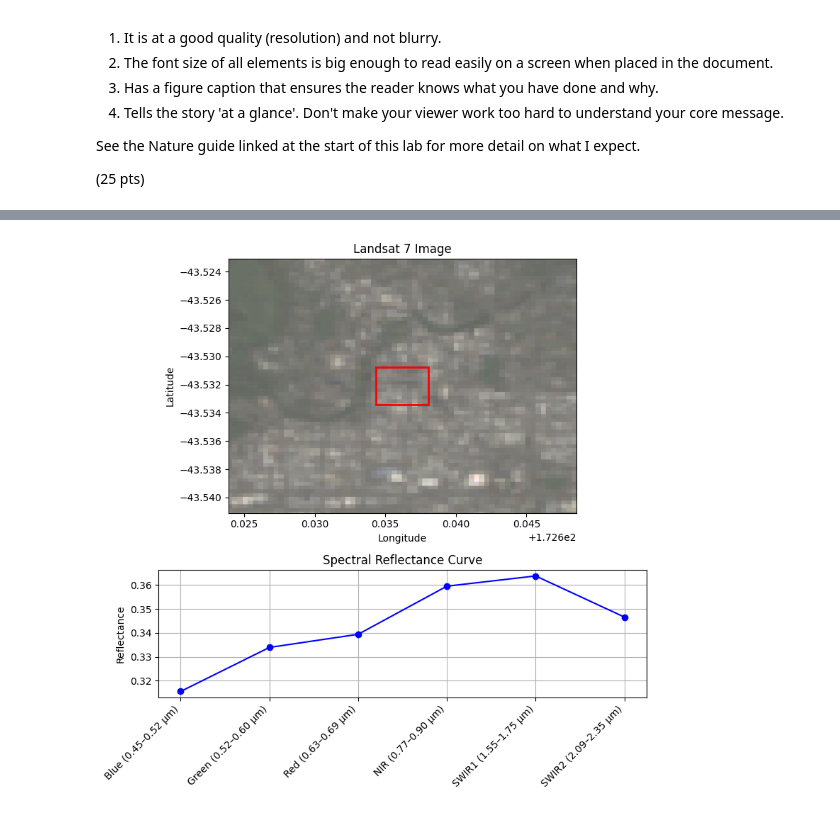
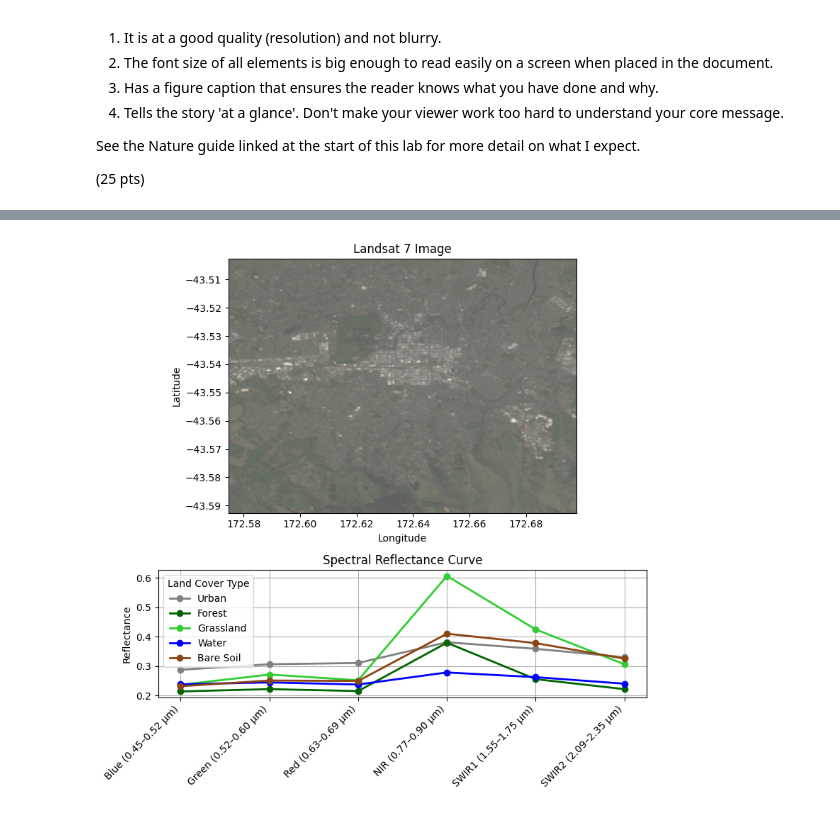
Before and after one commit to fuadfach/geog761lab, a Jupyter notebook: geog761_lab1_fuad.ipynb, the cells around one changed output, grey strips where cells are left out. Saved outputs shown, nothing was run; the diff lists cells and outputs as text; code cells hidden in the pictures.

Commit message:
update num 8 reflectance per sample

```diff
--- a/geog761_lab1_fuad.ipynb
+++ b/geog761_lab1_fuad.ipynb
@@ -225,17 +225,32 @@ import urllib.request
 import tempfile
 import matplotlib.image as mpimg
 
-# Define point and regions
-point = ee.Geometry.Point([172.6362, -43.5321])
-region = point.buffer(150).bounds()        # ~300 m box
-expanded_region = point.buffer(1000).bounds()  # box for image preview
+# Define Christcurch point and regions
+chc_point = ee.Geometry.Point([172.6362, -43.547679])
+chc_expanded_region = chc_point.buffer(5000).bounds()  # box for image preview
 
-# Load Landsat 7 surface reflectance image
-image = ee.ImageCollection('LANDSAT/LE07/C02/T1_L2') \
-    .filterBounds(region) \
-    .filterDate('2002-01-01', '2002-12-31') \
-    .sort('CLOUD_COVER') \
-    .first()
+# Define sample
+samples = {
+    'Urban': ee.Geometry.Point([172.648325, -43.531728]),   # CBD Christchurch
+    'Forest': ee.Geometry.Point([172.633624, -43.587777]),  # Christchurch Adventure Park
+    'Grassland': ee.Geometry.Point([172.617783, -43.536248]), # Hagley Park Grass
+    'Water': ee.Geometry.Point([172.704543, -43.530771]),   # Bromley pond
+    'Bare Soil': ee.Geometry.Point([172.5000, -43.5500])    # crop
+}
+
+# Define bands and scaling
+bands = ['SR_B1', 'SR_B2', 'SR_B3', 'SR_B4', 'SR_B5', 'SR_B7']
+band_names = {
+    'SR_B1': 'Blue (0.45–0.52 μm)',
+    'SR_B2': 'Green (0.52–0.60 μm)',
+    'SR_B3': 'Red (0.63–0.69 μm)',
+    'SR_B4': 'NIR (0.77–0.90 μm)',
+    'SR_B5': 'SWIR1 (1.55–1.75 μm)',
+    'SR_B7': 'SWIR2 (2.09–2.35 μm)'
+}
+scale_factor = 2.75e-5
+
+##############################################################################
 
 # ROI Cloud Cover Percentage
 # Function to mask clouds using QA_PIXEL band
@@ -271,33 +286,43 @@ valid_pixels = masked_image.select('SR_B3').reduceRegion(
 cloud_coverage_pct = 100 * (1 - valid_pixels / total_pixels)
 print(f"Estimated Cloud Coverage in ROI: {cloud_coverage_pct:.2f}%")
 
+##############################################################################
 
-# Define bands and scaling
-bands = ['SR_B1', 'SR_B2', 'SR_B3', 'SR_B4', 'SR_B5', 'SR_B7']
-band_names = {
-    'SR_B1': 'Blue (0.45–0.52 μm)',
-    'SR_B2': 'Green (0.52–0.60 μm)',
-    'SR_B3': 'Red (0.63–0.69 μm)',
-    'SR_B4': 'NIR (0.77–0.90 μm)',
-    'SR_B5': 'SWIR1 (1.55–1.75 μm)',
-    'SR_B7': 'SWIR2 (2.09–2.35 μm)'
-}
-scale_factor = 2.75e-5
+# 3. Ekstrak Nilai Spektral di Setiap region
+spectral_data = {}
+for name, point in samples.items():
 
-# Calculate mean reflectance
-mean_dict = image.select(bands).reduceRegion(
-    reducer=ee.Reducer.mean(),
-    geometry=region,
-    scale=30,
-    maxPixels=1e6).getInfo()
+    # Load Landsat 7 surface reflectance image
+    region = point.buffer(150).bounds()        # regions sample ~300 m box
+    image = ee.ImageCollection('LANDSAT/LE07/C02/T1_L2') \
+        .filterBounds(region) \
+        .filterDate('2002-01-01', '2002-12-31') \
+        .sort('CLOUD_COVER') \
+        .first()
 
-reflectance = [mean_dict[b] * scale_factor for b in bands]
-labels = list(band_names.values())
+    # Calculate mean reflectance
+    mean_dict = image.select(bands).reduceRegion(
+        reducer=ee.Reducer.mean(),
+        geometry=region,
+        scale=30,
+        maxPixels=1e6).getInfo()
+
+    reflectance = [mean_dict[b] * scale_factor for b in bands]
+    labels = list(band_names.values())
+
+    spectral_data[name] = reflectance
+
+##############################################################################
+
+
+
+
+##############################################################################
 
 # Get RGB thumbnail slightly zoomed out
 thumb_params = {
     'dimensions': 512,
-    'region': expanded_region,
+    'region': chc_expanded_region,
     'format': 'png',
     'bands': ['SR_B3', 'SR_B2', 'SR_B1'],
     'min': 0,
@@ -314,7 +339,7 @@ def get_bounds_coords(bounds):
     return min(lons), max(lons), min(lats), max(lats)
 
 # Extract bounding boxes
-xmin, xmax, ymin, ymax = get_bounds_coords(expanded_region)
+xmin, xmax, ymin, ymax = get_bounds_coords(chc_expanded_region)
 rxmin, rxmax, rymin, rymax = get_bounds_coords(region)
 
 # Plot both panels
@@ -339,11 +364,16 @@ with tempfile.NamedTemporaryFile(suffix=".png") as f:
     ax1.set_ylabel("Latitude")
 
 # Plot reflectance
-ax2.plot(labels, reflectance, marker='o', color='blue')
+colors = {'Urban': 'gray', 'Forest': 'darkgreen', 'Grassland': 'limegreen', 'Water': 'blue', 'Bare Soil': 'saddlebrown'}
+
+for name, val in spectral_data.items():
+    ax2.plot(bands, val, marker='o', label=name, color=colors[name], linewidth=2)
+
 ax2.set_title("Spectral Reflectance Curve")
 ax2.set_ylabel("Reflectance")
 ax2.set_xticks(range(len(labels)))
 ax2.set_xticklabels(labels, rotation=45, ha='right')
+ax2.legend(title='Land Cover Type')
 ax2.grid(True)
 
 plt.tight_layout()
@@ -353,4 +383,4 @@ Estimated Cloud Coverage in ROI: 23.85%
-[figure, old version]
+[figure, new version]
 # %%
 import ee
 import matplotlib.pyplot as plt
```
Also changed, not shown: parts of 2 cells of this notebook.
